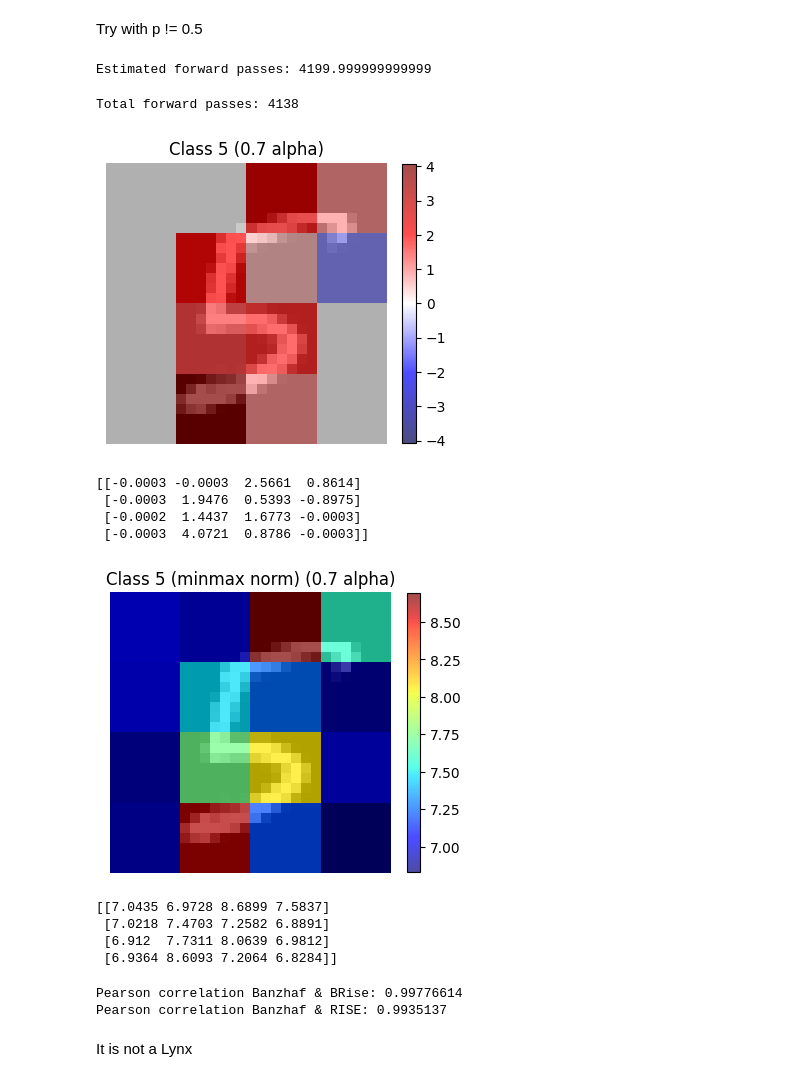
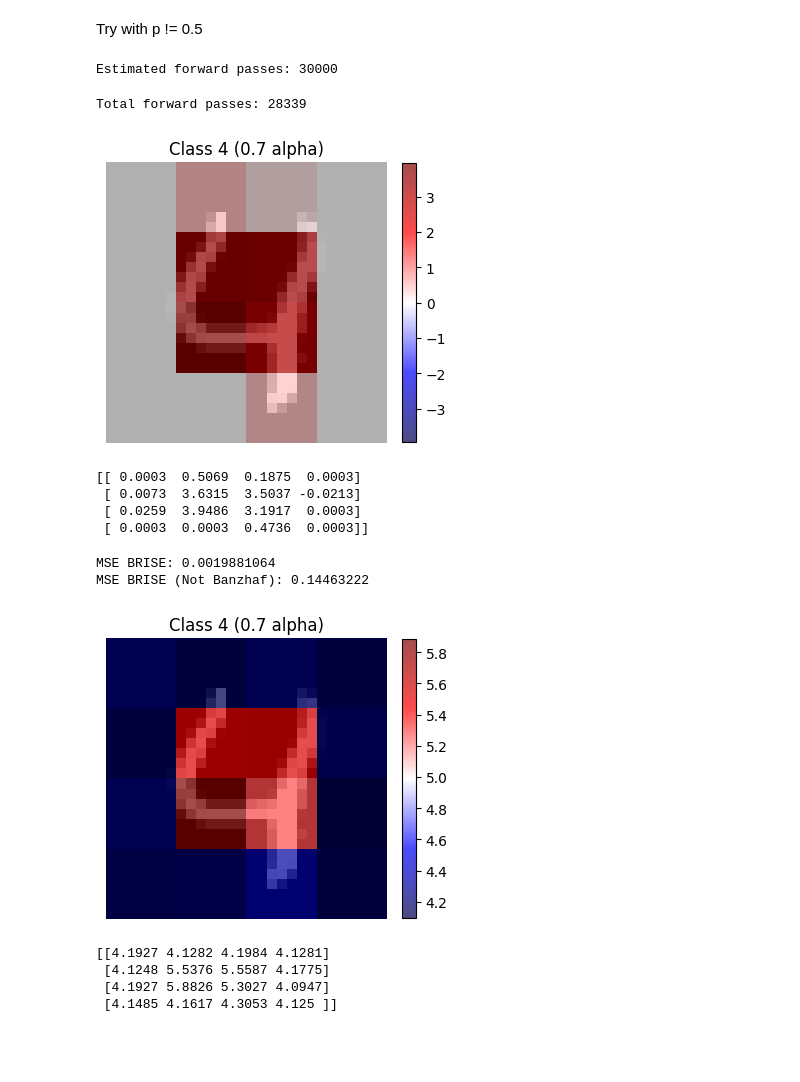
Before and after one commit to muratozturk1337/B-RISE, a Jupyter notebook: notebooks/MNSIT.ipynb, the cells around one changed output. Drawn from its saved outputs; the diff is of its cells as text; code cells hidden in the pictures; blank space fills up the shorter version.

```diff
--- a/notebooks/MNSIT.ipynb
+++ b/notebooks/MNSIT.ipynb
@@ -188,0 +229,7 @@ sal_map_brise = utils.draw_saliency_overlay_mnist(img_x, sal, class_id=5, norm_m
+# %%
+img_x, label = examples[8][1]
+
+plt.imshow(img_x.squeeze().cpu(), cmap="gray")
+plt.title(f"Label: {label.item()}")
+plt.axis("off")
+plt.show()
@@ -265,20 +399,33 @@ rise_banzhaf.generate_masks(N=1000, s=4, p=0.8, mode="nearest")
 # %%
-sal = rise_banzhaf.forward(img_x, no_shift=True)
+sal_brise_notbanzhaf = brise_notbanzhaf.forward(img_x, no_shift=True, K=2)
 # %% [output]
-Estimated forward passes: 4199.999999999999
+Estimated forward passes: 30000
-Total forward passes: 4138
+Total forward passes: 28339
 # %%
-sal_map_brise = utils.draw_saliency_overlay_mnist(img_x, sal, class_id=5, norm_mode="symmetric", alpha = 0.7)
+sal_map_brise_notbanzhaf = utils.draw_saliency_overlay_mnist(img_x, sal_brise_notbanzhaf, class_id=4, norm_mode="symmetric", alpha = 0.7)
 # %% [output]
-[figure, old version]
+[figure, new version]
 # %%
-brise_estimate = sal_map_brise.reshape(4,7,4,7).mean(axis=(1,3))
+brise_notbanzhaf_estimate = sal_map_brise_notbanzhaf.reshape(4,7,4,7).mean(axis=(1,3))
 np.set_printoptions(precision=4, suppress=True)
-print(brise_estimate)
+print(brise_notbanzhaf_estimate)
 # %% [output]
-[[-0.0003 -0.0003  2.5661  0.8614]
- [-0.0003  1.9476  0.5393 -0.8975]
- [-0.0002  1.4437  1.6773 -0.0003]
- [-0.0003  4.0721  0.8786 -0.0003]]
+[[ 0.0003  0.5069  0.1875  0.0003]
+ [ 0.0073  3.6315  3.5037 -0.0213]
+ [ 0.0259  3.9486  3.1917  0.0003]
+ [ 0.0003  0.0003  0.4736  0.0003]]
+# %%
+b = beta[4].cpu().numpy().flatten()
+br = brise_estimate.flatten()
+br_nb = brise_notbanzhaf_estimate.flatten()
+
+mse_brise = np.mean((br - b)**2)
+mse_brise_notbanzhaf = np.mean((br_nb - b)**2)
+
+print("MSE BRISE:", mse_brise)
+print("MSE BRISE (Not Banzhaf):", mse_brise_notbanzhaf)
+# %% [output]
+MSE BRISE: 0.0019881064
+MSE BRISE (Not Banzhaf): 0.14463222
 # %%
 rise = RISE(model, img_x)
@@ -286,25 +433,15 @@ rise.generate_masks(N=10000, s=4, p=0.5, mode="nearest", no_shift=True)
 # %%
 sal_rise = rise.forward(img_x)
 # %%
-sal_map_rise = utils.draw_saliency_overlay_mnist(img_x, sal_rise, class_id=5, norm_mode="minmax", alpha = 0.7)
+sal_map_rise = utils.draw_saliency_overlay_mnist(img_x, sal_rise, class_id=4, norm_mode="minmax", alpha = 0.7)
 # %% [output]
-[figure, old version]
+[figure, new version]
 # %%
 rise_estimate = sal_map_rise.reshape(4,7,4,7).mean(axis=(1,3))
 np.set_printoptions(precision=4, suppress=True)
 print(rise_estimate)
 # %% [output]
-[[7.0435 6.9728 8.6899 7.5837]
- [7.0218 7.4703 7.2582 6.8891]
- [6.912  7.7311 8.0639 6.9812]
- [6.9364 8.6093 7.2064 6.8284]]
+[[4.1927 4.1282 4.1984 4.1281]
+ [4.1248 5.5376 5.5587 4.1775]
+ [4.1927 5.8826 5.3027 4.0947]
+ [4.1485 4.1617 4.3053 4.125 ]]
-# %%
-from scipy.stats import pearsonr
-
-print("Pearson correlation Banzhaf & BRise:", pearsonr(beta[5].cpu().numpy().flatten(), brise_estimate.flatten())[0])
-print("Pearson correlation Banzhaf & RISE:", pearsonr(beta[5].cpu().numpy().flatten(), rise_estimate.flatten())[0])
-# %% [output]
-Pearson correlation Banzhaf & BRise: 0.99776614
-Pearson correlation Banzhaf & RISE: 0.9935137
-# %% [markdown]
-It is not a Lynx
```
Also changed, not shown: parts of 74 cells of this notebook, 26 other files.
